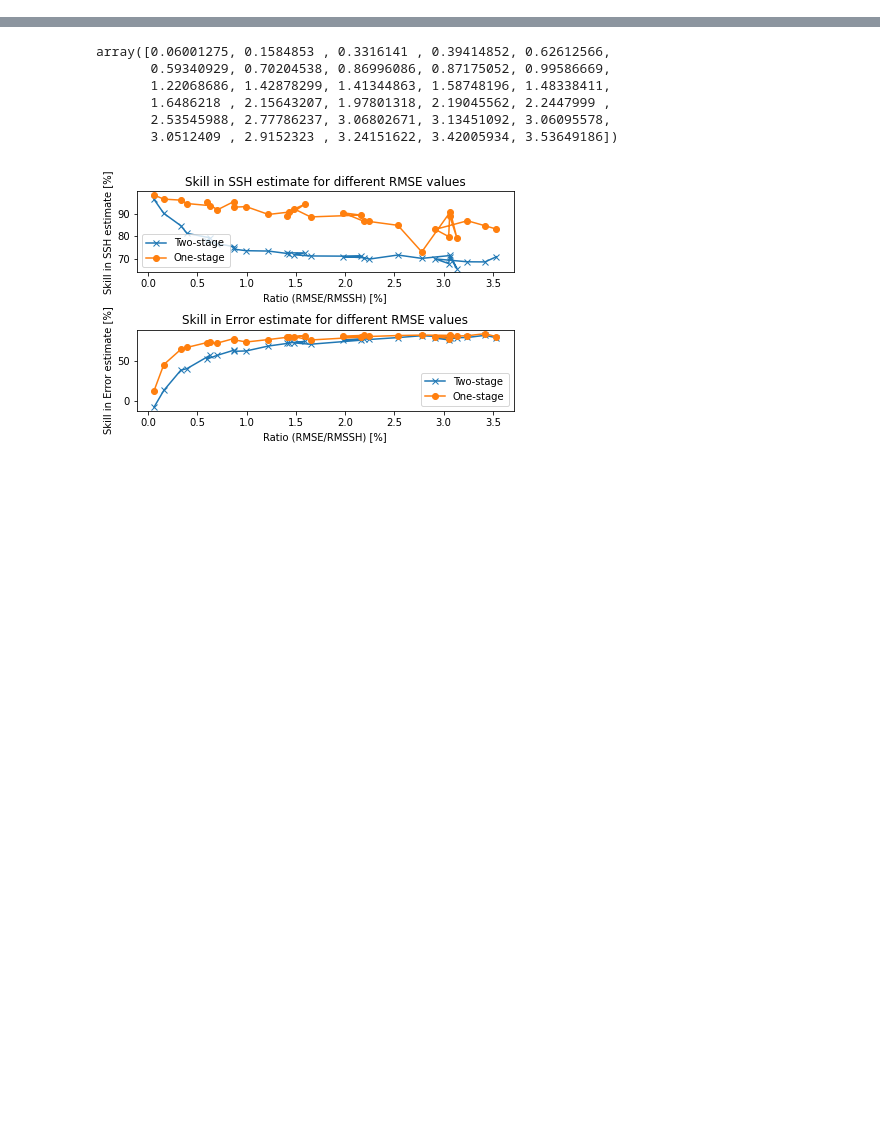
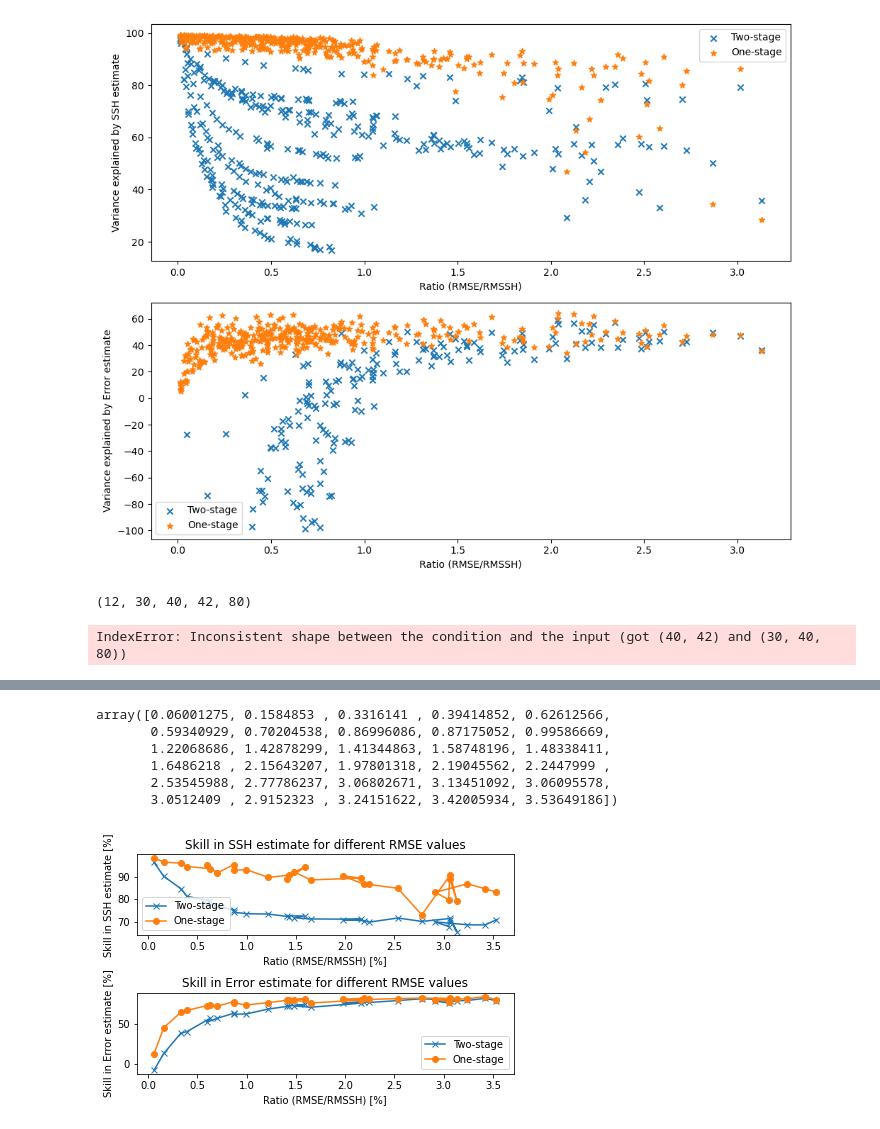
Before and after one commit to yugaophd/cer-swot, a Jupyter notebook: CER112_aviso_sigma_ensemble_1v2step.ipynb, the cells around one changed output, grey strips where cells are left out. Cells and saved outputs as stored; diff of their text form; code cells hidden in the pictures; blank space fills up the shorter version.

```diff
--- a/CER112_aviso_sigma_ensemble_1v2step.ipynb
+++ b/CER112_aviso_sigma_ensemble_1v2step.ipynb
@@ -275,0 +366,75 @@ NameError: name 'lat' is not defined
+# %%
+rmse_over_rmssh = rms_err / rms_ssh
+ratio_mean = rmse_over_rmssh.mean(axis = 0)
+ssh_est_skill2_mean = ssh_est_skill2.mean(axis = 0)
+ssh_est_skill1_mean = ssh_est_skill1.mean(axis = 0)
+err_est_skill1_mean = err_est_skill1.mean(axis = 0)
+# %%
+# only show error estimate skill greater than -100%
+err_est_skill1 = np.ma.masked_less(err_est_skill1, -100)
+err_est_skill2 = np.ma.masked_less(err_est_skill2, -100)
+# %%
+import matplotlib.pyplot as plt
+
+# Create subplots
+fig, axs = plt.subplots(2, figsize=(10, 8))
+
+# Plot data
+axs[0].scatter(rmse_over_rmssh , ssh_est_skill2, marker='x', label='Two-stage')
+axs[0].scatter(rmse_over_rmssh , ssh_est_skill1, marker='*', label='One-stage')
+
+axs[1].scatter(rmse_over_rmssh , err_est_skill2, marker='x', label='Two-stage')
+axs[1].scatter(rmse_over_rmssh , err_est_skill1, marker='*', label='One-stage')
+
+# Label axes
+axs[0].set_xlabel('Ratio (RMSE/RMSSH)')
+axs[0].set_ylabel('Variance explained by SSH estimate')
+axs[1].set_xlabel('Ratio (RMSE/RMSSH)')
+axs[1].set_ylabel('Variance explained by Error estimate')
+
+# Add titles
+# axs[0].set_title('Skill in SSH estimate for different RMSE values')
+# axs[1].set_title('Skill in Error estimate for different RMSE values')
+
+# Add legends
+axs[0].legend()
+axs[1].legend()
+
+# Show plots
+plt.tight_layout()
+#plt.show()
+plt.savefig('skill_ssh_errr_rmse_ratio'+ start_date +'.png', dpi = 300)
+# %% [output]
+[figure, added]
+# %%
+MSLA_fwrd_1step.shape
+# %% [output]
+(12, 30, 40, 42, 80)
+# %%
+# Masking the in-track and out-of-track data for the current day
+
+# Loop over sigma
+sigma_counter = 0
+for sigma in alpha_std: # std of error amp
+    for day in range(time_range):
+
+        msla_in = np.ma.masked_where(mask[:, :, day] == 0, MSLA_fwd[:, :, day])
+        msla_out = np.ma.masked_where(mask[:, :, day] == 1, MSLA_fwd[:, :, day])
+
+        # Apply the same mask to the predicted data
+        msla_fwrd_in_1step = np.ma.masked_where(mask[:, :, day] == 0, MSLA_fwrd_1step[sigma_counter, :, :, day])
+        msla_fwrd_out_1step = np.ma.masked_where(mask[:, :, day] == 1, MSLA_fwrd_1step[sigma_counter, :, :, day])
+        msla_fwrd_in_2step = np.ma.masked_where(mask[:, :, day] == 0, MSLA_fwrd_2step[sigma_counter, :, :, day])
+        msla_fwrd_out_2step = np.ma.masked_where(mask[:, :, day] == 1, MSLA_fwrd_2step[sigma_counter, :, :, day])
+
+        # Variance explained (1-step and 2-step)
+        variance_explained_in_1step[sigma_counter, day] = np.mean((msla_in - msla_fwrd_in_1step)**2) / np.var(msla_in)
+        variance_explained_out_1step[sigma_counter, day] = np.mean((msla_out - msla_fwrd_out_1step)**2) / np.var(msla_out)
+        variance_explained_in_2step[sigma_counter, day] = np.mean((msla_in - msla_fwrd_in_2step)**2) / np.var(msla_in)
+        variance_explained_out_2step[sigma_counter, day] = np.mean((msla_out - msla_fwrd_out_2step)**2) / np.var(msla_out)
+
+    sigma_counter += 1
+
+    pbar.update(1)
+# %% [output]
+IndexError: Inconsistent shape between the condition and the input (got (40, 42) and (30, 40, 80))
```
Also changed, not shown: parts of 6 cells of this notebook, 2 other files.
